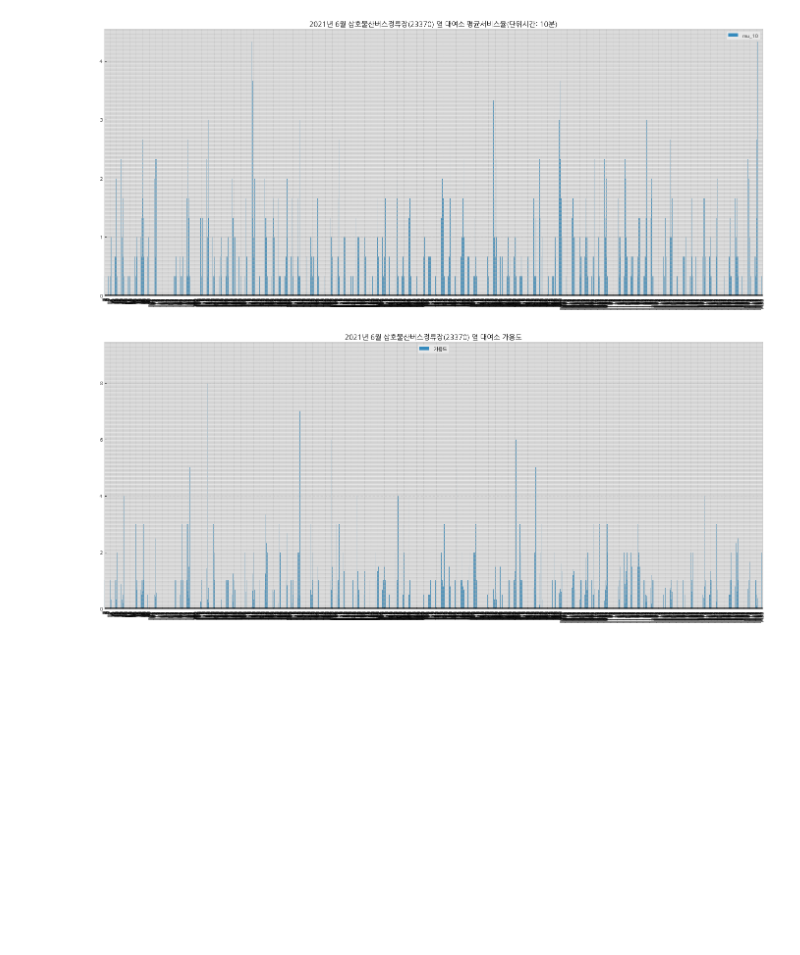
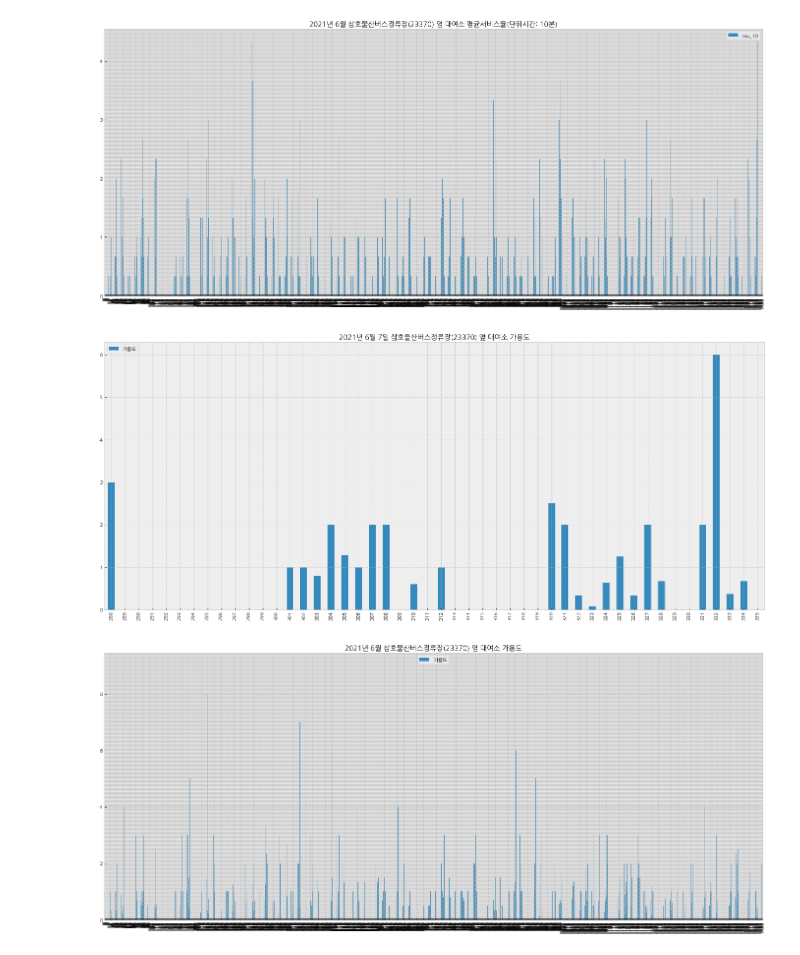
Before and after one commit to psuny1116/SeoulBikeProject, a Jupyter notebook: 연습/2021년 6월 강남구 대여건수 top5 대여소 분석_4.삼호물산버스정류장(23370) 옆.ipynb, the cells around one changed output. Saved outputs shown, nothing was run; the diff lists cells and outputs as text; code cells hidden in the pictures; blank space fills up the shorter version.

```diff
--- a/연습/2021년 6월 강남구 대여건수 top5 대여소 분석_4.삼호물산버스정류장(23370) 옆.ipynb
+++ b/연습/2021년 6월 강남구 대여건수 top5 대여소 분석_4.삼호물산버스정류장(23370) 옆.ipynb
@@ -486,3 +486,6 @@ result.head()
 | 2 | 1 | 1 | 0 | 0.000000 | 0.000000 | NaN |
 | 3 | 1 | 1 | 30 | 0.333333 | 0.000000 | inf |
 | 4 | 1 | 2 | 0 | 0.333333 | 0.333333 | 1.0 |
+# %%
+result_7 = result[result['day'] == 7]
+result_7
@@ -500,6 +521,12 @@ result.plot(kind = 'bar', y = 'mu_10', figsize = (24, 10),
 plt.show()
 # %% [output]
 [figure]
+# %%
+result_7.plot(kind = 'bar', y = '가용도', figsize = (24, 10),
+            title = '2021년 6월 7일 삼호물산버스정류장(23370) 옆 대여소 가용도')
+plt.show()
+# %% [output]
+[figure, added]
 # %%
 result.plot(kind = 'bar', y = '가용도', figsize = (24, 10),
             title = '2021년 6월 삼호물산버스정류장(23370) 옆 대여소 가용도')
```
Also changed, not shown: parts of 1 cell of this notebook, 4 other files.
